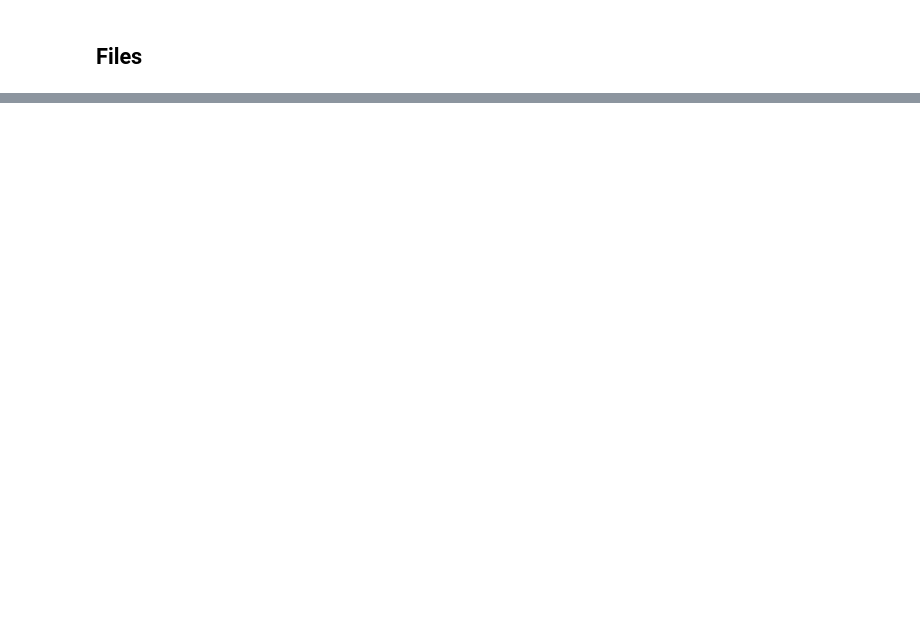
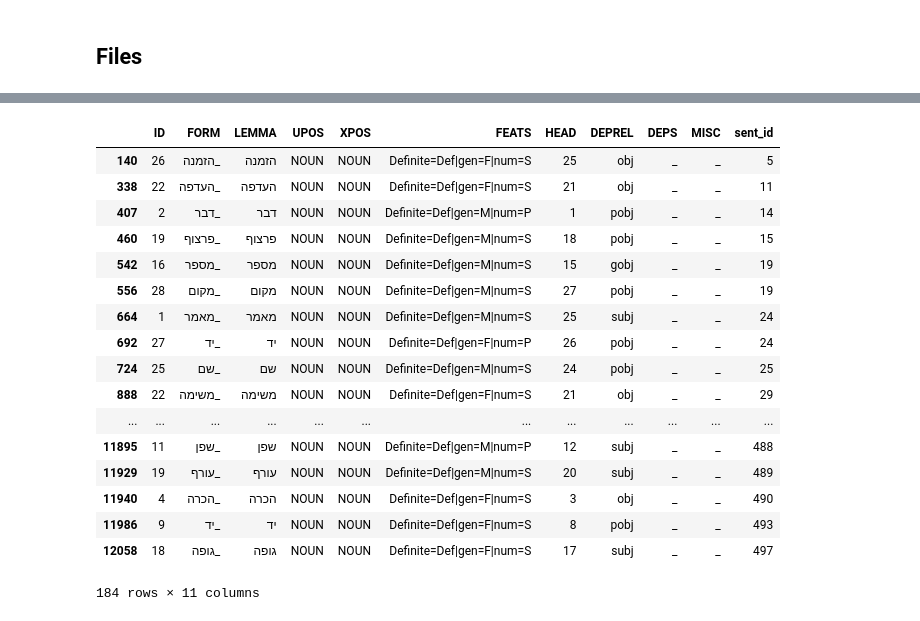
Before and after one commit to OnlpLab/he_treebanks, a Jupyter notebook: spmrl-ud-conversion.ipynb, the cells around one changed output, grey strips where cells are left out. Drawn from its saved outputs; the diff is of its cells as text; code cells hidden in the pictures; blank space fills up the shorter version.

Commit message:
tokenization of suffixed POS

```diff
--- a/spmrl-ud-conversion.ipynb
+++ b/spmrl-ud-conversion.ipynb
@@ -162,0 +186,63 @@ spmrl_dev.to_csv('./data/spmrl-treebank/numbered_dev.csv')
+# %%
+for i, row in spmrl_dev.iterrows():
+    if row['XPOS'] == 'NN_S_PP' or row['XPOS'] == 'S_PP':
+        noun_feats = "|".join([x for x in row['FEATS'].split("|") if 'suf' not in x])
+        suffix_feats = "|".join([x for x in row['FEATS'].split("|") if 'suf' in x])
+        clean_suffix_feats = "|".join([x.replace("suf_", "") for x in row['FEATS'].split("|") if 'suf' in x])
+
+        segmented_spmrl_df = segmented_spmrl_df.append({'ID': row['ID'], 'FORM': row['LEMMA'] + '_', 'LEMMA': row['LEMMA'],  'UPOS': 'NOUN',
+                                                        'XPOS': 'NOUN','FEATS': 'Definite=Def|' + noun_feats, 'HEAD': row['HEAD'],
+                                                        'DEPREL': row['DEPREL'], 'DEPS': row['DEPS'], 'MISC': row['MISC'],'sent_id': row['sent_id']}, ignore_index=True)
+
+        segmented_spmrl_df = segmented_spmrl_df.append({'ID': 0, 'FORM': '_של_', 'LEMMA': 'של',  'UPOS': 'ADP',
+                                                        'XPOS': 'ADP','FEATS': '_', 'HEAD': int(row['ID']) + 2,
+                                                        'DEPREL': 'case:gen', 'DEPS': row['DEPS'], 'MISC': row['MISC'],'sent_id': row['sent_id']}, ignore_index=True)
+
+        segmented_spmrl_df = segmented_spmrl_df.append({'ID': 0, 'FORM': pronouns[suffix_feats], 'LEMMA': 'הוא',  'UPOS': 'PRON',
+                                                        'XPOS': 'PRON','FEATS': "Case=Gen|" + clean_suffix_feats + "|PronType=Prs", 'HEAD': int(row['ID']) + 2,
+                                                        'DEPREL': 'nmod:poss', 'DEPS': row['DEPS'], 'MISC': row['MISC'],'sent_id': row['sent_id']}, ignore_index=True)
+
+    elif row['XPOS'] == 'S_PRN':
+        segmented_spmrl_df.at[i-1, 'XPOS'] = 'ADP'
+        segmented_spmrl_df.at[i-1, 'FEATS'] = 'Case=Gen'
+        segmented_spmrl_df = segmented_spmrl_df.append({'ID': row['ID'], 'LEMMA': row['LEMMA'],  'UPOS': 'PRON',
+                            'XPOS': 'PRON', 'FEATS': segmented_spmrl_df.loc[i-1]['FEATS'] + '|PronType=Prs', 'HEAD': row['HEAD'],
+                            'DEPREL': row['DEPREL'], 'DEPS': row['DEPS'], 'MISC': row['MISC'],'sent_id': row['sent_id']}, ignore_index=True)
+
+    elif row['XPOS'] == 'DTT' or row['XPOS'] == 'DT':
+        if 'suf_' in row['FEATS']:
+            segmented_spmrl_df = segmented_spmrl_df.append({'ID': row['ID'], 'LEMMA': row['LEMMA'],  'UPOS': 'NOUN',
+                                                        'XPOS': 'NOUN','FEATS': row['FEATS'], 'HEAD': row['HEAD'],
+                                                        'DEPREL': row['DEPREL'], 'DEPS': row['DEPS'], 'MISC': row['MISC'],'sent_id': row['sent_id']}, ignore_index=True)
+
+            segmented_spmrl_df = segmented_spmrl_df.append({'ID': 0, 'FORM': "_" + pronouns[suffix_feats], 'LEMMA': 'הוא',  'UPOS': 'PRON',
+                                                        'XPOS': 'PRON','FEATS': "Case=Gen|"+clean_suffix_feats + "|PronType=Prs", 'HEAD': int(row['ID']) + 1,
+                                                        'DEPREL': 'nmod:poss', 'DEPS': row['DEPS'], 'MISC': row['MISC'],'sent_id': row['sent_id']}, ignore_index=True)
+
+    elif row['XPOS'] == 'S_PRP':
+        segmented_spmrl_df = segmented_spmrl_df.append({'ID': row['ID'], 'LEMMA': row['LEMMA'],  'UPOS': row['UPOS'],
+                                                        'XPOS': row['XPOS'],'FEATS': row['FEATS'] + "|PronType=Prs|Reflex=Yes", 'HEAD': row['HEAD'],
+                                                        'DEPREL': row['DEPREL'], 'DEPS': row['DEPS'], 'MISC': row['MISC'],'sent_id': row['sent_id']}, ignore_index=True)
+    else:
+        segmented_spmrl_df = segmented_spmrl_df.append(row, ignore_index=True)
+# %%
+segmented_spmrl_df[segmented_spmrl_df['XPOS'] == 'NOUN']#['FEATS'].unique()
+# %% [output]
+|  | ID | FORM | LEMMA | UPOS | XPOS | FEATS | HEAD | DEPREL | DEPS | MISC | sent_id |
+| 140 | 26 | הזמנה_ | הזמנה | NOUN | NOUN | Definite=Def|gen=F|num=S | 25 | obj | _ | _ | 5 |
+| 338 | 22 | העדפה_ | העדפה | NOUN | NOUN | Definite=Def|gen=F|num=S | 21 | obj | _ | _ | 11 |
+| 407 | 2 | דבר_ | דבר | NOUN | NOUN | Definite=Def|gen=M|num=P | 1 | pobj | _ | _ | 14 |
+| 460 | 19 | פרצוף_ | פרצוף | NOUN | NOUN | Definite=Def|gen=M|num=S | 18 | pobj | _ | _ | 15 |
+| 542 | 16 | מספר_ | מספר | NOUN | NOUN | Definite=Def|gen=M|num=S | 15 | gobj | _ | _ | 19 |
+| 556 | 28 | מקום_ | מקום | NOUN | NOUN | Definite=Def|gen=M|num=S | 27 | pobj | _ | _ | 19 |
+| 664 | 1 | מאמר_ | מאמר | NOUN | NOUN | Definite=Def|gen=M|num=S | 25 | subj | _ | _ | 24 |
+| 692 | 27 | יד_ | יד | NOUN | NOUN | Definite=Def|gen=F|num=P | 26 | pobj | _ | _ | 24 |
+| 724 | 25 | שם_ | שם | NOUN | NOUN | Definite=Def|gen=M|num=S | 24 | pobj | _ | _ | 25 |
+| 888 | 22 | משימה_ | משימה | NOUN | NOUN | Definite=Def|gen=F|num=S | 21 | obj | _ | _ | 29 |
+| ... | ... | ... | ... | ... | ... | ... | ... | ... | ... | ... | ... |
+| 11895 | 11 | שפן_ | שפן | NOUN | NOUN | Definite=Def|gen=M|num=P | 12 | subj | _ | _ | 488 |
+| 11929 | 19 | עורף_ | עורף | NOUN | NOUN | Definite=Def|gen=M|num=S | 20 | subj | _ | _ | 489 |
+| 11940 | 4 | הכרה_ | הכרה | NOUN | NOUN | Definite=Def|gen=F|num=S | 3 | obj | _ | _ | 490 |
+| 11986 | 9 | יד_ | יד | NOUN | NOUN | Definite=Def|gen=F|num=S | 8 | pobj | _ | _ | 493 |
+| 12058 | 18 | גופה_ | גופה | NOUN | NOUN | Definite=Def|gen=F|num=S | 17 | subj | _ | _ | 497 |
+184 rows × 11 columns
```
Also changed, not shown: parts of 31 cells of this notebook.
